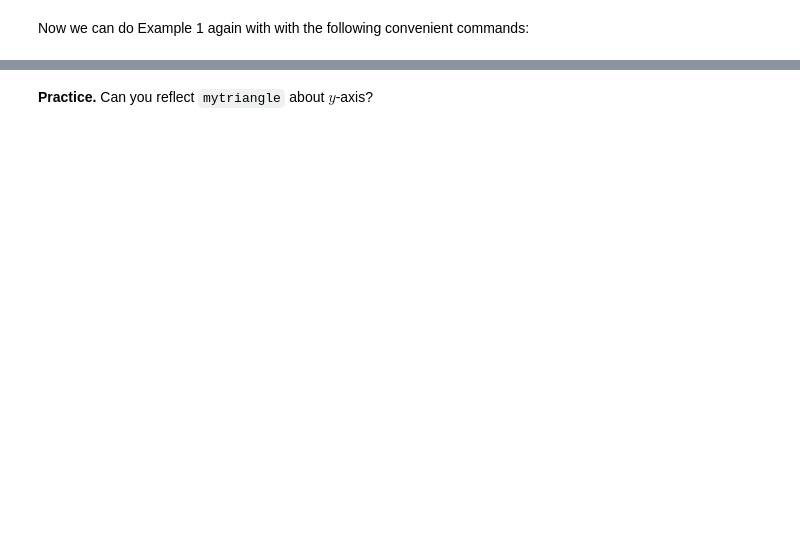
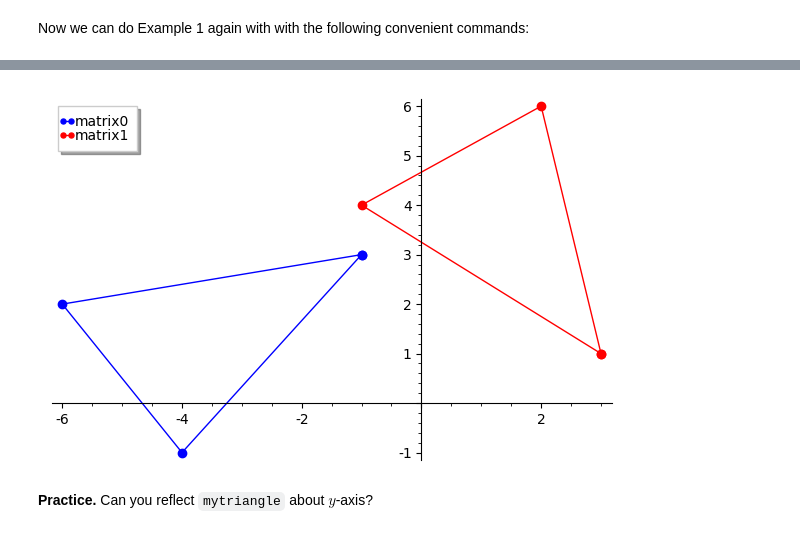
Before and after one commit to prmath/icma224web, a Jupyter notebook: linear_transformation/image-transformation.ipynb, the cells around one changed output, grey strips where cells are left out. Drawn from its saved outputs; the diff is of its cells as text; code cells hidden in the pictures; blank space fills up the shorter version.

```diff
--- a/linear_transformation/image-transformation.ipynb
+++ b/linear_transformation/image-transformation.ipynb
@@ -79,2 +104,6 @@ show(pic,gridlines=true,aspect_ratio=1)
+# %%
+plot_image_matrix(AP,P)
+# %% [output]
+[figure, added]
 # %% [markdown]
 **Practice.** Can you reflect `mytriangle` about $y$-axis?
```
Also changed, not shown: parts of 16 cells of this notebook.
